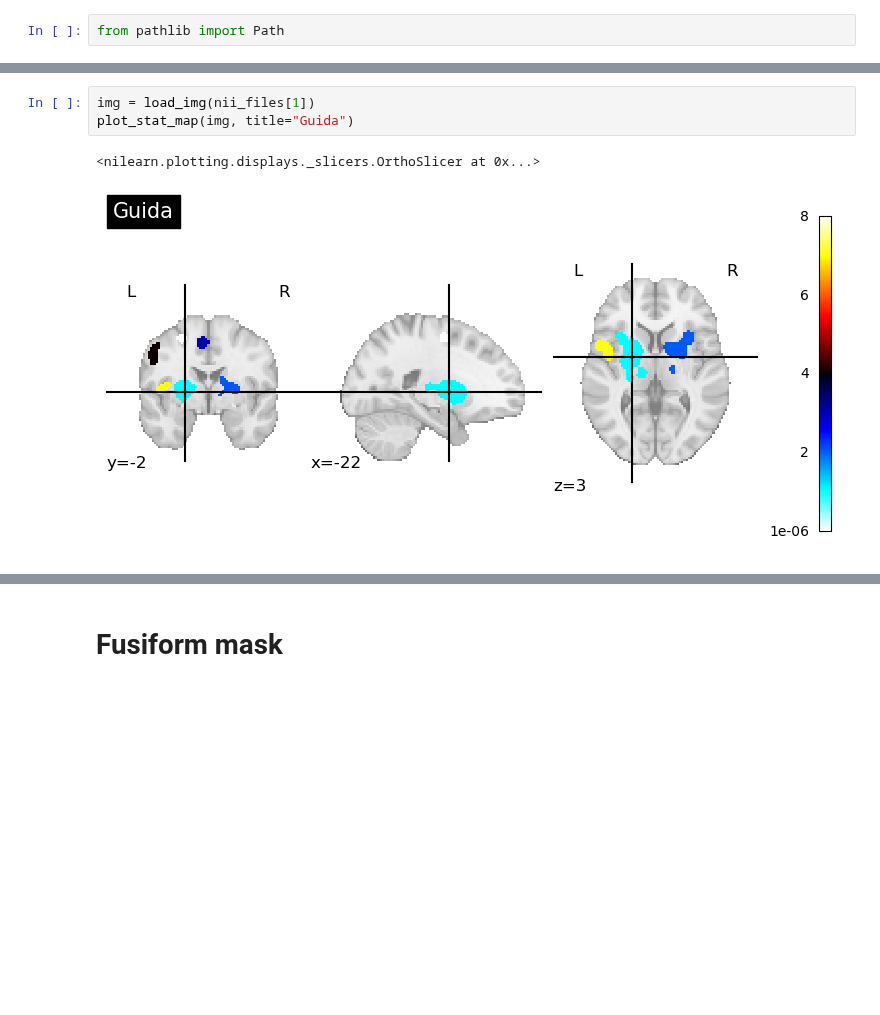
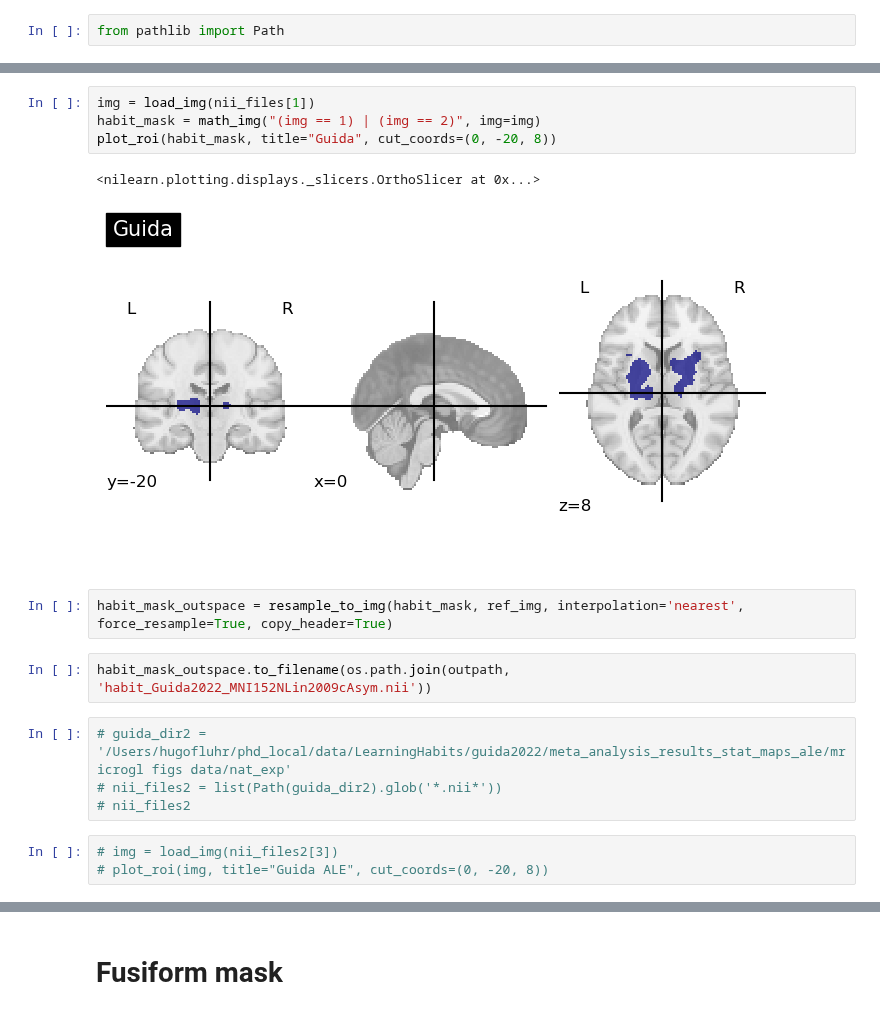
Before and after one commit to hugofluhr/learning-habits-analysis, a Jupyter notebook: notebooks/ROI_masks.ipynb, the cells around one changed output, grey strips where cells are left out. Saved outputs shown, nothing was run; the diff lists cells and outputs as text; blank space fills up the shorter version.

Commit message:
generated all ROI masks

```diff
--- a/notebooks/ROI_masks.ipynb
+++ b/notebooks/ROI_masks.ipynb
@@ -144,7 +148,19 @@ nii_files
  PosixPath('/Users/hugofluhr/phd_local/data/LearningHabits/dev_sample/masks/guida2022/merged_experimental__natural_cluster_forming_0.001_cluster_level_0.05_perms_1000/merged_experimental__natural_PVal ...
 # %%
 img = load_img(nii_files[1])
-plot_stat_map(img, title="Guida")
+habit_mask = math_img("(img == 1) | (img == 2)", img=img)
+plot_roi(habit_mask, title="Guida", cut_coords=(0, -20, 8))
 # %% [output]
 <nilearn.plotting.displays._slicers.OrthoSlicer at 0x...>
-[figure, old version]
+[figure, new version]
+# %%
+habit_mask_outspace = resample_to_img(habit_mask, ref_img, interpolation='nearest', force_resample=True, copy_header=True)
+# %%
+habit_mask_outspace.to_filename(os.path.join(outpath, 'habit_Guida2022_MNI152NLin2009cAsym.nii'))
+# %%
+# guida_dir2 = '/Users/hugofluhr/phd_local/data/LearningHabits/guida2022/meta_analysis_results_stat_maps_ale/mricrogl figs data/nat_exp'
+# nii_files2 = list(Path(guida_dir2).glob('*.nii*'))
+# nii_files2
+# %%
+# img = load_img(nii_files2[3])
+# plot_roi(img, title="Guida ALE", cut_coords=(0, -20, 8))
```
Also changed, not shown: parts of 3 cells of this notebook.
